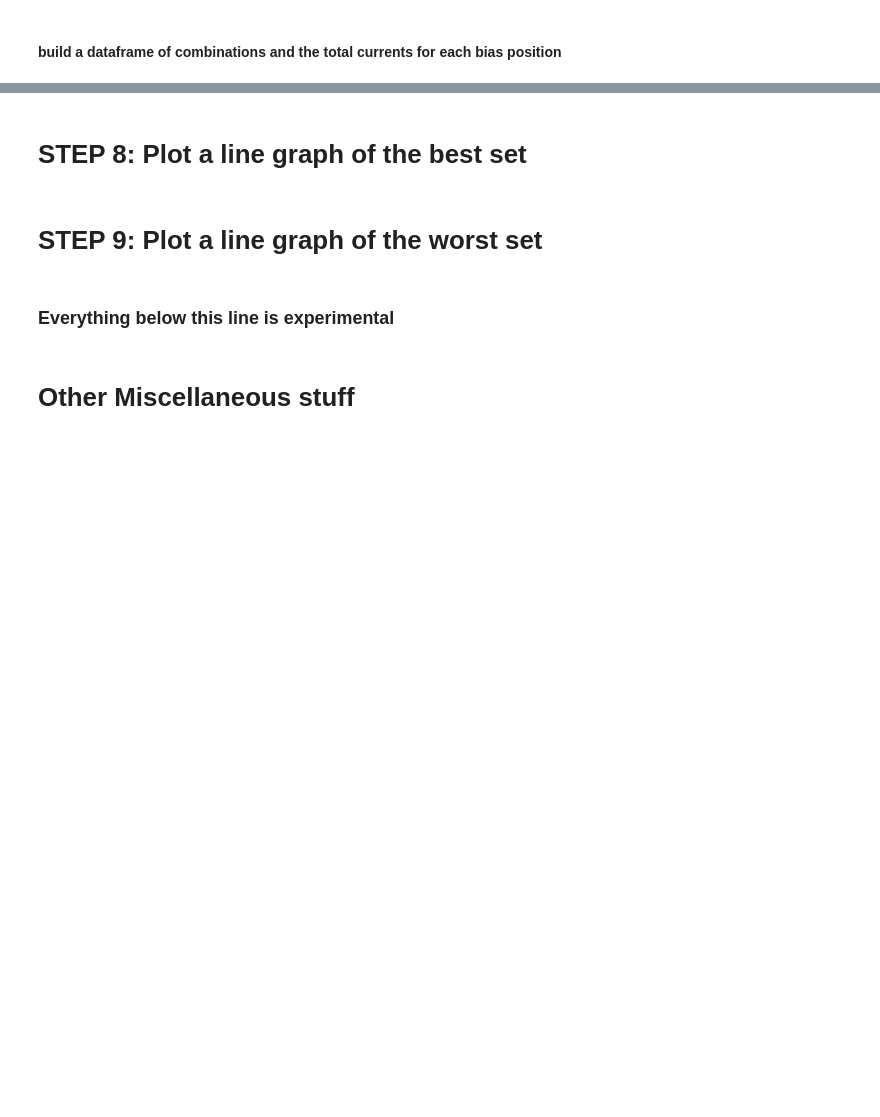
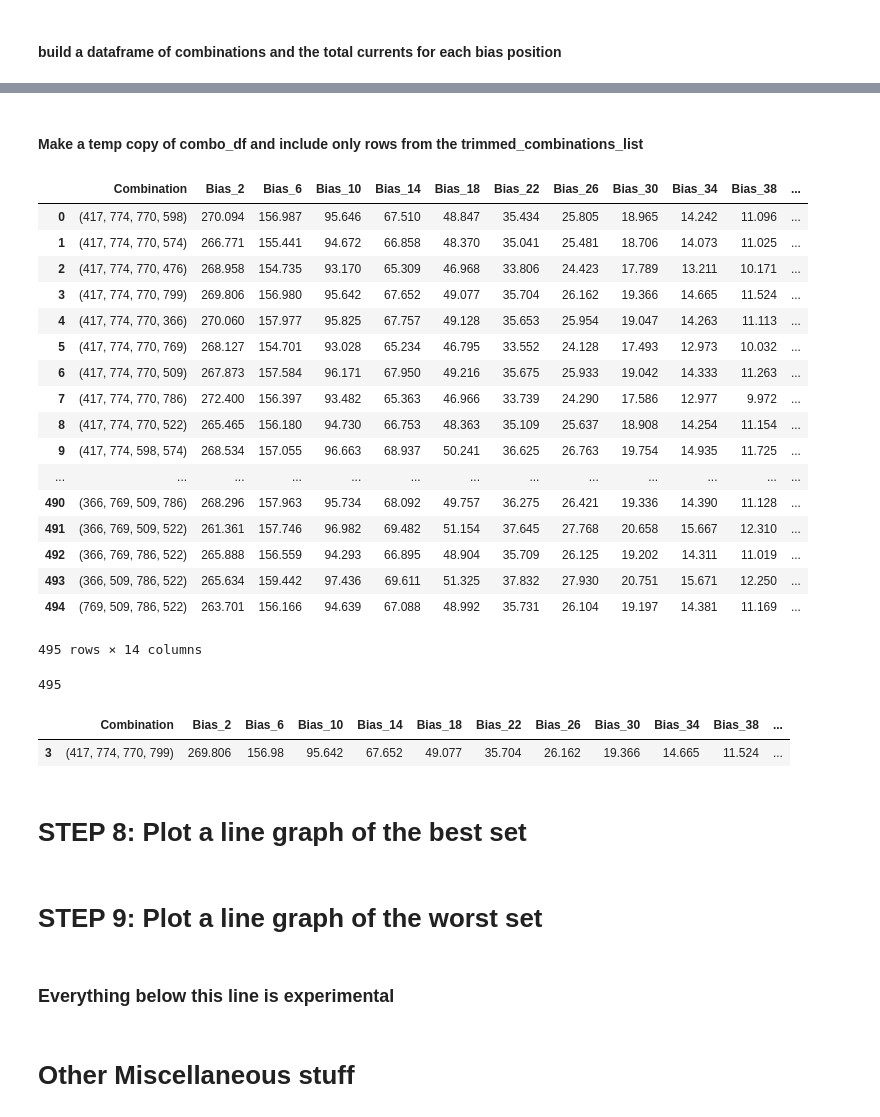
Before and after one commit to rrMacKinnon/Electrona_uTracer, a Jupyter notebook: ElectronauTracer.ipynb, the cells around one changed output, grey strips where cells are left out. Saved outputs shown, nothing was run; the diff lists cells and outputs as text; code cells hidden in the pictures; blank space fills up the shorter version.

```diff
--- a/ElectronauTracer.ipynb
+++ b/ElectronauTracer.ipynb
@@ -485,0 +501,25 @@ combo_df
+# %% [markdown]
+#### Make a temp copy of combo_df and include only rows from the trimmed_combinations_list
+# %%
+# Make a temp copy of combo_df and include only rows from the trimmed_combinations_list
+temp_df2 = combo_df
+temp_df2[temp_df2['Combination'].isin(trimmed_combinations_list)]
+# %% [output]
+|  | Combination | Bias_2 | Bias_6 | Bias_10 | Bias_14 | Bias_18 | Bias_22 | Bias_26 | Bias_30 | Bias_34 | Bias_38 | ... |
+| 0 | (417, 774, 770, 598) | 270.094 | 156.987 | 95.646 | 67.510 | 48.847 | 35.434 | 25.805 | 18.965 | 14.242 | 11.096 | ... |
+| 1 | (417, 774, 770, 574) | 266.771 | 155.441 | 94.672 | 66.858 | 48.370 | 35.041 | 25.481 | 18.706 | 14.073 | 11.025 | ... |
+| 2 | (417, 774, 770, 476) | 268.958 | 154.735 | 93.170 | 65.309 | 46.968 | 33.806 | 24.423 | 17.789 | 13.211 | 10.171 | ... |
+| 3 | (417, 774, 770, 799) | 269.806 | 156.980 | 95.642 | 67.652 | 49.077 | 35.704 | 26.162 | 19.366 | 14.665 | 11.524 | ... |
+| 4 | (417, 774, 770, 366) | 270.060 | 157.977 | 95.825 | 67.757 | 49.128 | 35.653 | 25.954 | 19.047 | 14.263 | 11.113 | ... |
+| 5 | (417, 774, 770, 769) | 268.127 | 154.701 | 93.028 | 65.234 | 46.795 | 33.552 | 24.128 | 17.493 | 12.973 | 10.032 | ... |
+| 6 | (417, 774, 770, 509) | 267.873 | 157.584 | 96.171 | 67.950 | 49.216 | 35.675 | 25.933 | 19.042 | 14.333 | 11.263 | ... |
+| 7 | (417, 774, 770, 786) | 272.400 | 156.397 | 93.482 | 65.363 | 46.966 | 33.739 | 24.290 | 17.586 | 12.977 | 9.972 | ... |
+| 8 | (417, 774, 770, 522) | 265.465 | 156.180 | 94.730 | 66.753 | 48.363 | 35.109 | 25.637 | 18.908 | 14.254 | 11.154 | ... |
+| 9 | (417, 774, 598, 574) | 268.534 | 157.055 | 96.663 | 68.937 | 50.241 | 36.625 | 26.763 | 19.754 | 14.935 | 11.725 | ... |
+| ... | ... | ... | ... | ... | ... | ... | ... | ... | ... | ... | ... | ... |
+| 490 | (366, 769, 509, 786) | 268.296 | 157.963 | 95.734 | 68.092 | 49.757 | 36.275 | 26.421 | 19.336 | 14.390 | 11.128 | ... |
+| 491 | (366, 769, 509, 522) | 261.361 | 157.746 | 96.982 | 69.482 | 51.154 | 37.645 | 27.768 | 20.658 | 15.667 | 12.310 | ... |
+| 492 | (366, 769, 786, 522) | 265.888 | 156.559 | 94.293 | 66.895 | 48.904 | 35.709 | 26.125 | 19.202 | 14.311 | 11.019 | ... |
+| 493 | (366, 509, 786, 522) | 265.634 | 159.442 | 97.436 | 69.611 | 51.325 | 37.832 | 27.930 | 20.751 | 15.671 | 12.250 | ... |
+| 494 | (769, 509, 786, 522) | 263.701 | 156.166 | 94.639 | 67.088 | 48.992 | 35.731 | 26.104 | 19.197 | 14.381 | 11.169 | ... |
+495 rows × 14 columns
@@ -485,0 +539,26 @@ combo_df
+# %%
+# Single-value bias matcher.
+
+# TODO: Get the target current.  What is being matched?
+
+
+
+def single_value_matcher(combo_df, combination_tuple, bias):
+    combo_df = combo_df.sort_values([bias])
+# %% [output]
+495
+# %%
+# Build a function to mask the df by combination_tuple
+
+def mask(df, key, value):
+    return df[df[key] == value]
+
+pd.DataFrame.mask = mask
+combination_tuple_b = trimmed_combinations_list[3]
+
+# combo_df.mask('A', 1).mask('D', 6)
+temp_df = combo_df.mask('Combination', combination_tuple_b)
+temp_df
+# %% [output]
+|  | Combination | Bias_2 | Bias_6 | Bias_10 | Bias_14 | Bias_18 | Bias_22 | Bias_26 | Bias_30 | Bias_34 | Bias_38 | ... |
+| 3 | (417, 774, 770, 799) | 269.806 | 156.98 | 95.642 | 67.652 | 49.077 | 35.704 | 26.162 | 19.366 | 14.665 | 11.524 | ... |
```
Also changed, not shown: parts of 18 cells of this notebook.
